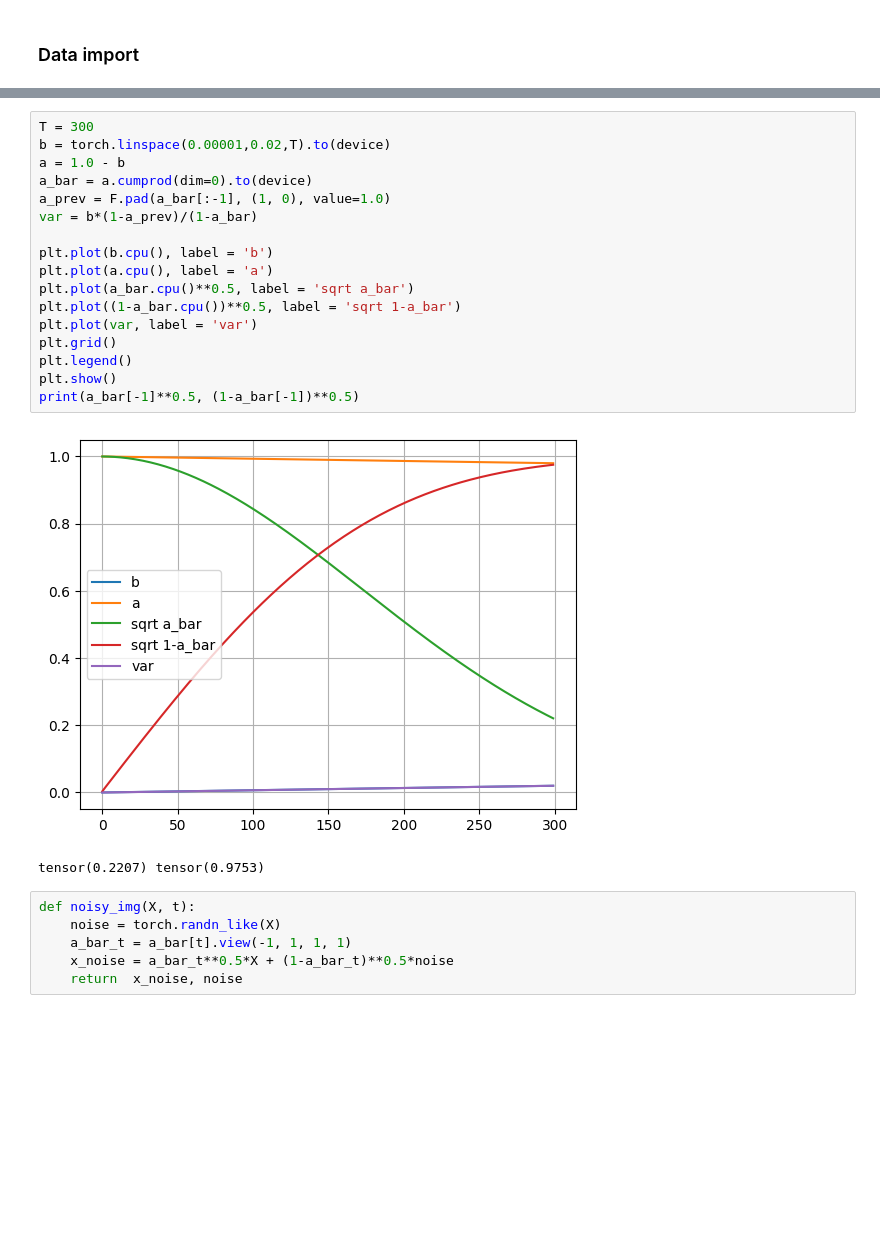
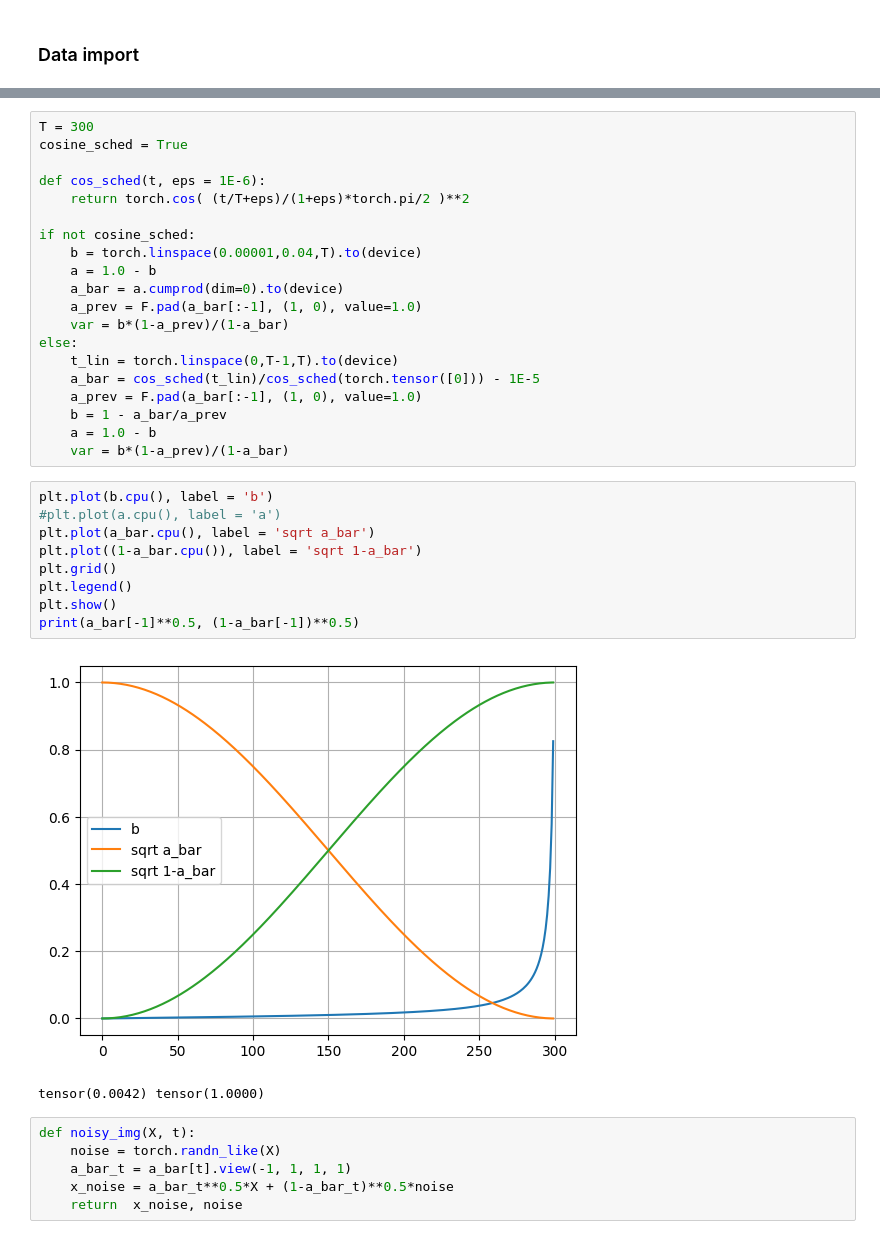
Before and after one commit to alessandrobreccia99/Simple_Diffusion, a Jupyter notebook: DDPM.ipynb, the cells around one changed output, grey strips where cells are left out. Saved outputs shown, nothing was run; the diff lists cells and outputs as text; blank space fills up the shorter version.

```diff
--- a/DDPM.ipynb
+++ b/DDPM.ipynb
@@ -35,23 +79,35 @@ plot_img(data, torch.randint(0, 100, (10,)))
+# %%
+T = 300
+cosine_sched = True
+
+def cos_sched(t, eps = 1E-6):
+    return torch.cos( (t/T+eps)/(1+eps)*torch.pi/2 )**2
+
+if not cosine_sched:
+    b = torch.linspace(0.00001,0.04,T).to(device)
+    a = 1.0 - b
+    a_bar = a.cumprod(dim=0).to(device)
+    a_prev = F.pad(a_bar[:-1], (1, 0), value=1.0)
+    var = b*(1-a_prev)/(1-a_bar)
+else:
+    t_lin = torch.linspace(0,T-1,T).to(device)
+    a_bar = cos_sched(t_lin)/cos_sched(torch.tensor([0])) - 1E-5
+    a_prev = F.pad(a_bar[:-1], (1, 0), value=1.0)
+    b = 1 - a_bar/a_prev
+    a = 1.0 - b
+    var = b*(1-a_prev)/(1-a_bar)
 # %%
-T = 300
-b = torch.linspace(0.00001,0.02,T).to(device)
-a = 1.0 - b
-a_bar = a.cumprod(dim=0).to(device)
-a_prev = F.pad(a_bar[:-1], (1, 0), value=1.0)
-var = b*(1-a_prev)/(1-a_bar)
-
 plt.plot(b.cpu(), label = 'b')
-plt.plot(a.cpu(), label = 'a')
-plt.plot(a_bar.cpu()**0.5, label = 'sqrt a_bar')
-plt.plot((1-a_bar.cpu())**0.5, label = 'sqrt 1-a_bar')
-plt.plot(var, label = 'var')
+#plt.plot(a.cpu(), label = 'a')
+plt.plot(a_bar.cpu(), label = 'sqrt a_bar')
+plt.plot((1-a_bar.cpu()), label = 'sqrt 1-a_bar')
 plt.grid()
 plt.legend()
 plt.show()
 print(a_bar[-1]**0.5, (1-a_bar[-1])**0.5)
 # %% [output]
-[figure, old version]
+[figure, new version]
-tensor(0.2207) tensor(0.9753)
+tensor(0.0042) tensor(1.0000)
 # %%
 def noisy_img(X, t):
     noise = torch.randn_like(X)
```
Also changed, not shown: parts of 20 cells of this notebook.
